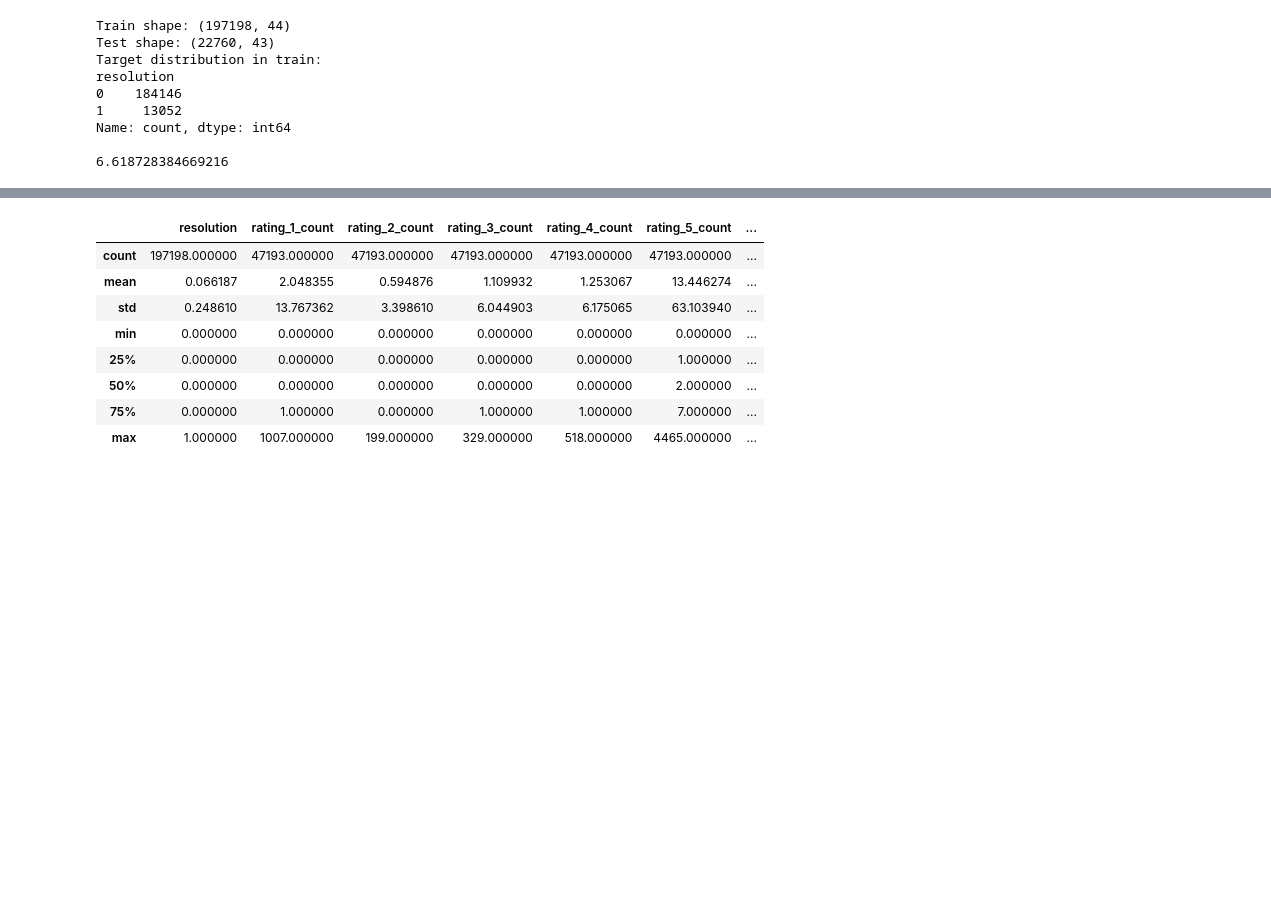
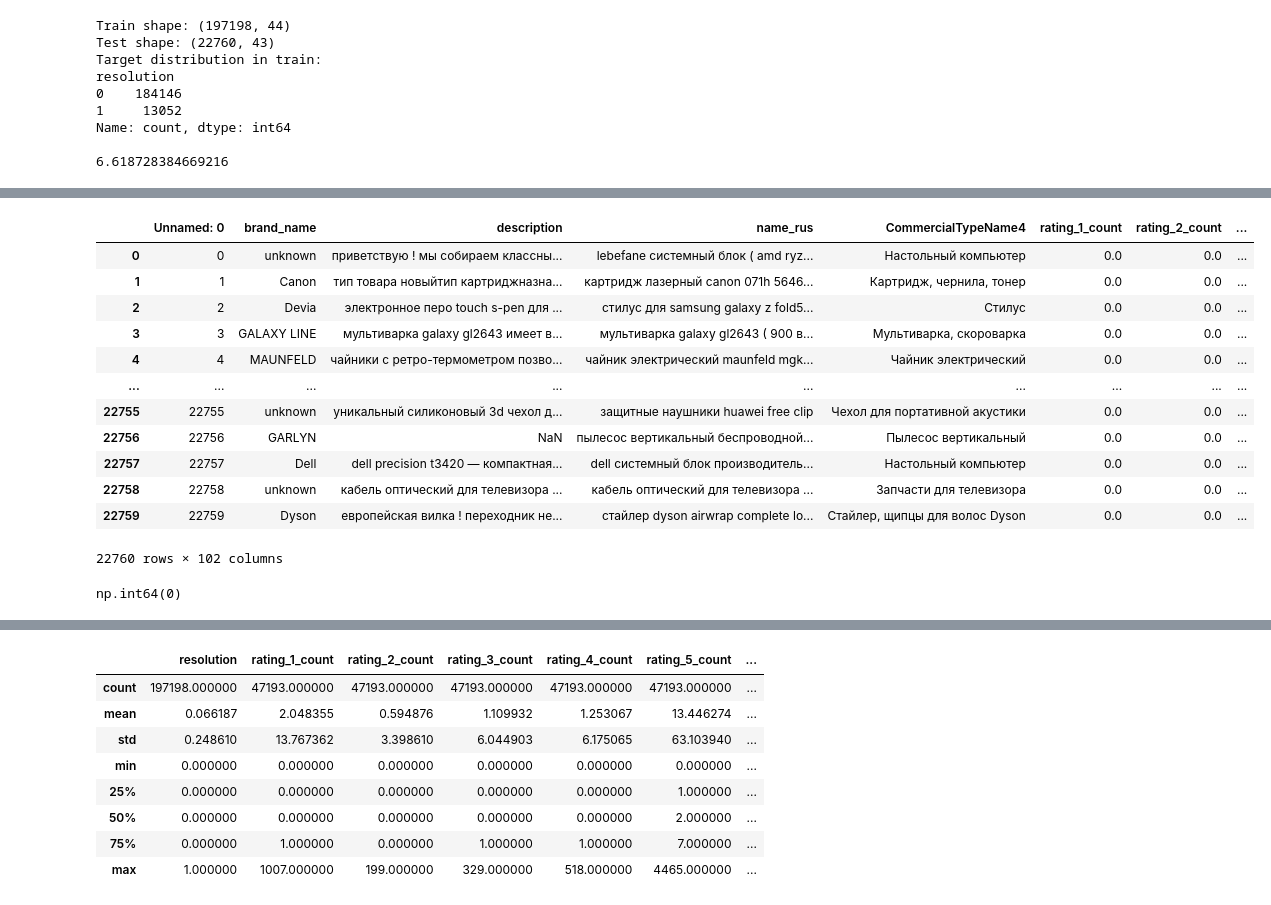
Before and after one commit to L0u1Za/ecom-item-antifraud, a Jupyter notebook: notebooks/data_preparation.ipynb, the cells around one changed output, grey strips where cells are left out. Cells and saved outputs as stored; diff of their text form; code cells hidden in the pictures; blank space fills up the shorter version.

Commit message:
full data preparation

```diff
--- a/notebooks/data_preparation.ipynb
+++ b/notebooks/data_preparation.ipynb
@@ -43,0 +47,22 @@ df_train.head()
+# %%
+df_test_prepared = pd.read_csv('../data/test.csv')
+df_test_prepared
+# %% [output]
+|  | Unnamed: 0 | brand_name | description | name_rus | CommercialTypeName4 | rating_1_count | rating_2_count | ... |
+| 0 | 0 | unknown | приветствую ! мы собираем классны... | lebefane системный блок ( amd ryz... | Настольный компьютер | 0.0 | 0.0 | ... |
+| 1 | 1 | Canon | тип товара новыйтип картриджназна... | картридж лазерный canon 071h 5646... | Картридж, чернила, тонер | 0.0 | 0.0 | ... |
+| 2 | 2 | Devia | электронное перо touch s-pen для ... | стилус для samsung galaxy z fold5... | Стилус | 0.0 | 0.0 | ... |
+| 3 | 3 | GALAXY LINE | мультиварка galaxy gl2643 имеет в... | мультиварка galaxy gl2643 ( 900 в... | Мультиварка, скороварка | 0.0 | 0.0 | ... |
+| 4 | 4 | MAUNFELD | чайники с ретро-термометром позво... | чайник электрический maunfeld mgk... | Чайник электрический | 0.0 | 0.0 | ... |
+| ... | ... | ... | ... | ... | ... | ... | ... | ... |
+| 22755 | 22755 | unknown | уникальный силиконовый 3d чехол д... | защитные наушники huawei free clip | Чехол для портативной акустики | 0.0 | 0.0 | ... |
+| 22756 | 22756 | GARLYN | NaN | пылесос вертикальный беспроводной... | Пылесос вертикальный | 0.0 | 0.0 | ... |
+| 22757 | 22757 | Dell | dell precision t3420 — компактная... | dell системный блок производитель... | Настольный компьютер | 0.0 | 0.0 | ... |
+| 22758 | 22758 | unknown | кабель оптический для телевизора ... | кабель оптический для телевизора ... | Запчасти для телевизора | 0.0 | 0.0 | ... |
+| 22759 | 22759 | Dyson | европейская вилка ! переходник не... | стайлер dyson airwrap complete lo... | Стайлер, щипцы для волос Dyson | 0.0 | 0.0 | ... |
+22760 rows × 102 columns
+# %%
+item = df_test_prepared.iloc[0, ]
+item.iloc[0]
+# %% [output]
+np.int64(0)
```
Also changed, not shown: parts of 3 cells of this notebook, 13 other files.
